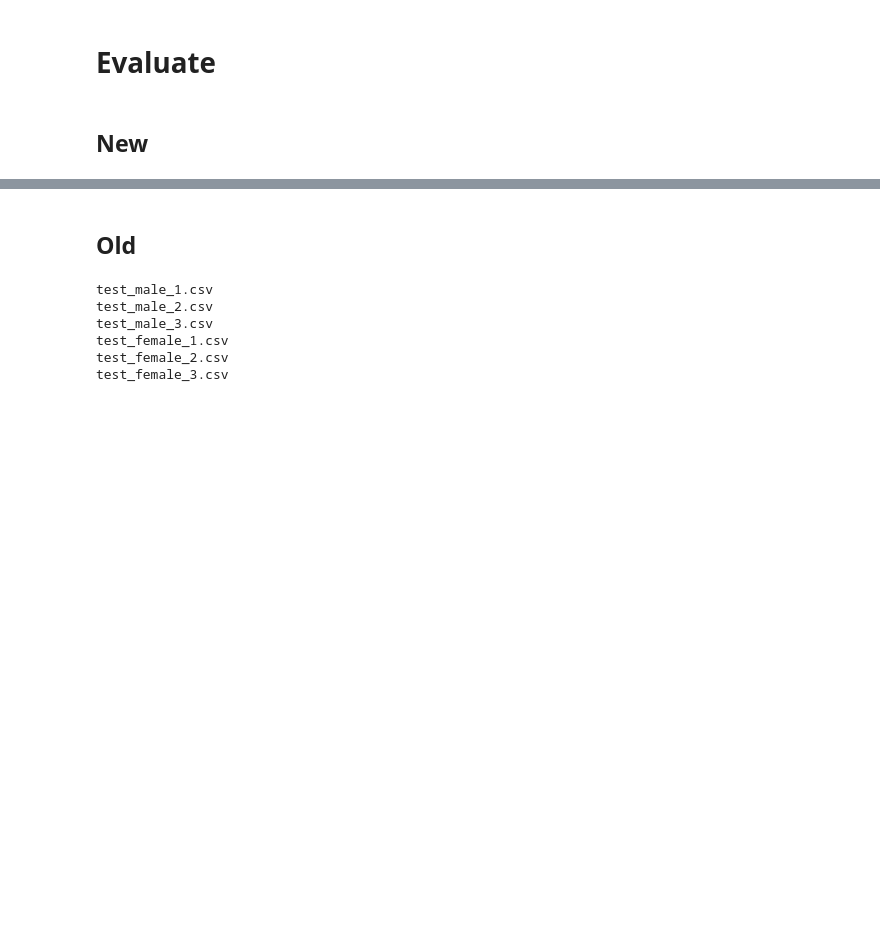
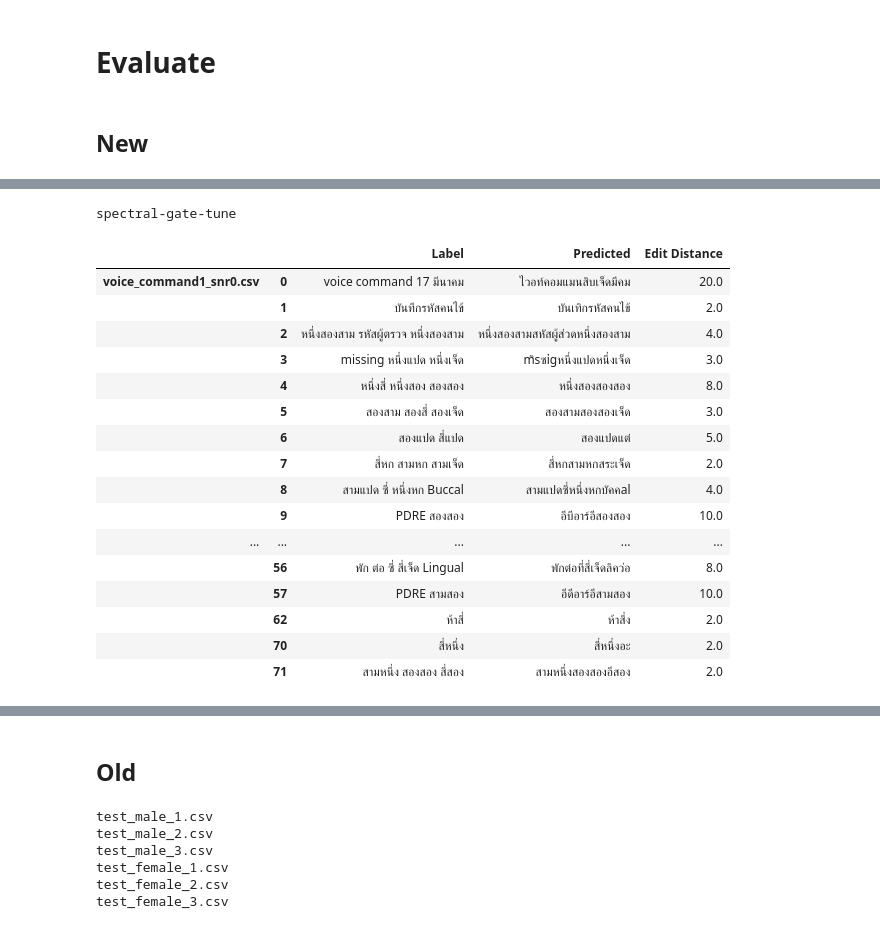
Before and after one commit to NewGamezzz/VoiceCommand-Dentist, a Jupyter notebook: requestASR.ipynb, the cells around one changed output, grey strips where cells are left out. Drawn from its saved outputs; the diff is of its cells as text; code cells hidden in the pictures; blank space fills up the shorter version.

```diff
--- a/requestASR.ipynb
+++ b/requestASR.ipynb
@@ -245,0 +343,24 @@ predicted/automatic-gain-control/test_male3.csv
+# %%
+idx = 3
+consider_df = edit_df[idx]
+print(folder[idx])
+consider_df[consider_df['Edit Distance'] > 0]
+# %% [output]
+spectral-gate-tune
+|  |  | Label | Predicted | Edit Distance |
+| voice_command1_snr0.csv | 0 | voice command 17 มีนาคม | ไวอท์คอมแมนสิบเจ็ดมีคม | 20.0 |
+|  | 1 | บันทึกรหัสคนไข้ | บันเทิกรหัสคนไข้ | 2.0 |
+|  | 2 | หนึ่งสองสาม รหัสผู้ตรวจ หนึ่งสองสาม | หนึ่งสองสามสหัสผู้ส่วดหนึ่งสองสาม | 4.0 |
+|  | 3 | missing หนึ่งแปด หนึ่งเจ็ด | mิsซi่gหนึ่งแปดหนึ่งเจ็ด | 3.0 |
+|  | 4 | หนึ่งสี่ หนึ่งสอง สองสอง | หนึ่งสองสองสอง | 8.0 |
+|  | 5 | สองสาม สองสี่ สองเจ็ด | สองสามสองสองเจ็ด | 3.0 |
+|  | 6 | สองแปด สี่แปด | สองแปดแต่ | 5.0 |
+|  | 7 | สี่หก สามหก สามเจ็ด | สี่หกสามหกสระเจ็ด | 2.0 |
+|  | 8 | สามแปด ซี่ หนึ่งหก Buccal | สามแปดซี่หนึ่งหกบัคคal | 4.0 |
+|  | 9 | PDRE สองสอง | อีบีอาร์อีสองสอง | 10.0 |
+| ... | ... | ... | ... | ... |
+|  | 56 | พัก ต่อ ซี่ สี่เจ็ด Lingual | พักต่อที่สี่เจ็ดลิคว่อ | 8.0 |
+|  | 57 | PDRE สามสอง | อีดีอาร์อีสามสอง | 10.0 |
+|  | 62 | ห้าสี่ | ห้าสึ่ง | 2.0 |
+|  | 70 | สี่หนึ่ง | สี่หนึ่งอะ | 2.0 |
+|  | 71 | สามหนึ่ง สองสอง สี่สอง | สามหนึ่งสองสองอีสอง | 2.0 |
```
Also changed, not shown: parts of 10 cells of this notebook, 5 other files.
